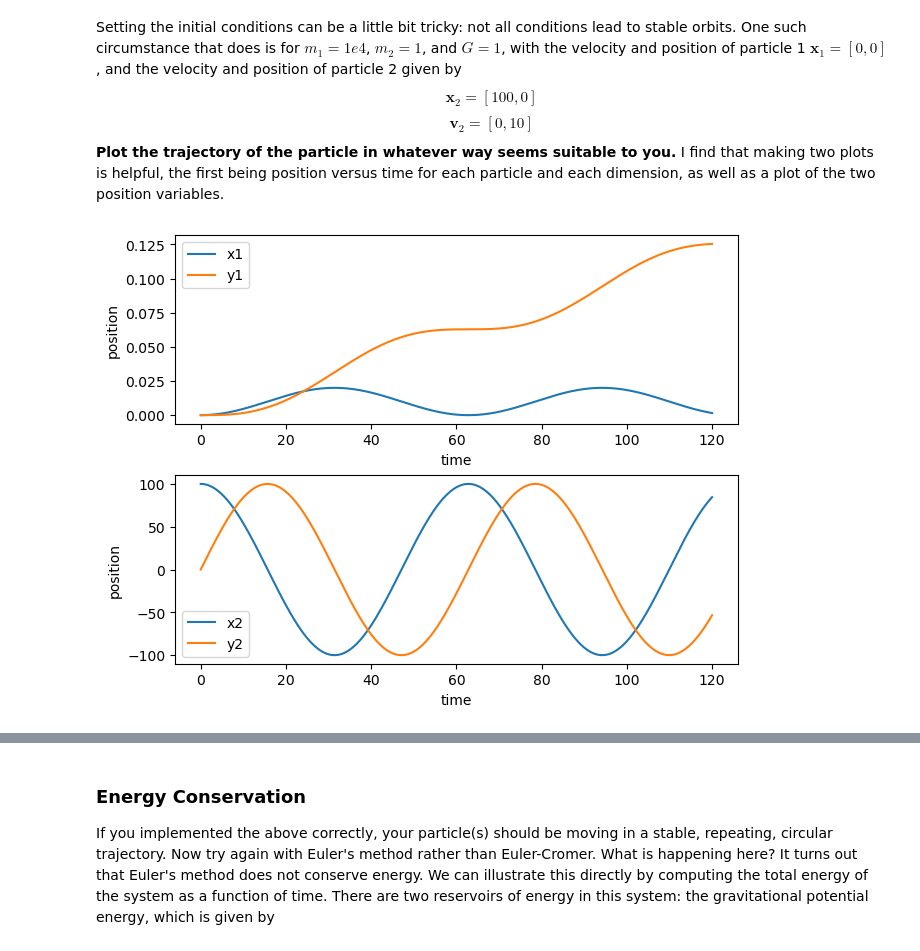
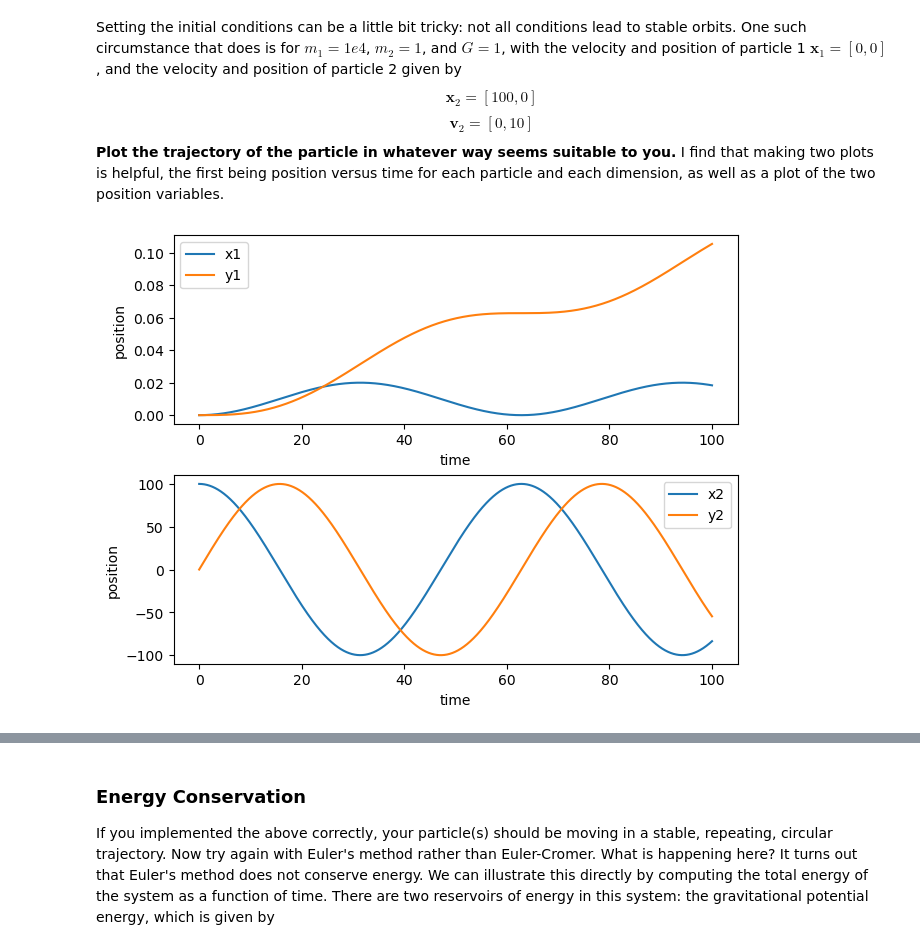
Before and after one commit to cake-dev/Simulation_class, a Jupyter notebook: Project3-Planets/Project3-PlanetaryMotion.ipynb, the cells around one changed output, grey strips where cells are left out. Drawn from its saved outputs; the diff is of its cells as text; code cells hidden in the pictures.

```diff
--- a/Project3-Planets/Project3-PlanetaryMotion.ipynb
+++ b/Project3-Planets/Project3-PlanetaryMotion.ipynb
@@ -201,34 +200,34 @@ import matplotlib.pyplot as plt
 # initial conditions
 G = 1#6.67e-11
 mass1 = 10000
 mass2 = 1
 distance = 100
-velocity = np.sqrt(G * mass1 / distance)  # Initial tangential velocity for a circular orbit, 10 in this case
+velocity = np.sqrt(G * mass1 / distance)  # initial tangential velocity for a circular orbit, 10 in this case
 
 # initial state with body1 at origin, body2 at distance with tangential velocity
 u_0 = np.array([0, 0, distance, 0, 0, 0, 0, velocity])
 
-# Simulation parameters
+# simulation parameters
 t_0 = 0
-t_end = 120# 3.154e7  # One year in seconds
+t_end = 100# 3.154e7  # One year in seconds
 dt = 0.01#1e5  # Time step (s)
 
 ode = PlanetaryMotion(G=G, masses=np.array([mass1, mass2]))
 eulerCromer = EulerCromer(ode)
 integrator = Integrator(ode, eulerCromer)
 times, states = integrator.integrate([t_0, t_end], dt, u_0)
 # subplots 2
 fig, axs = plt.subplots(2, 1, constrained_layout=True)
 axs[0].plot(times,states[:,0],label='x1')
 axs[0].plot(times,states[:,1],label='y1')
 axs[0].set_xlabel('time')
 axs[0].set_ylabel('position')
 axs[0].legend()
 axs[1].plot(times,states[:,2],label='x2')
 axs[1].plot(times,states[:,3],label='y2')
 axs[1].set_xlabel('time')
 axs[1].set_ylabel('position')
 axs[1].legend()
 plt.show()
 # %% [output]
-[figure, old version]
+[figure, new version]
```
Also changed, not shown: parts of 5 cells of this notebook.
